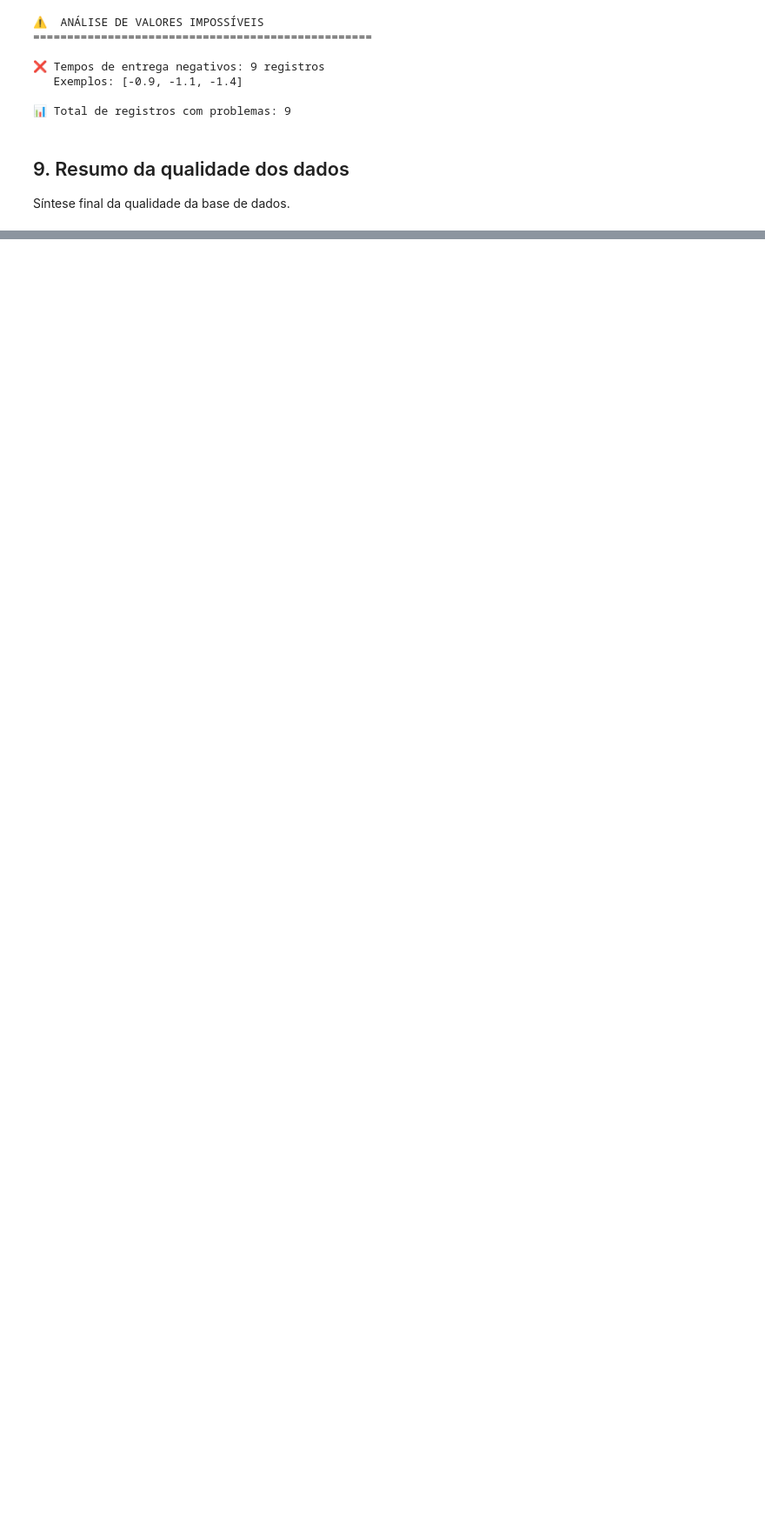
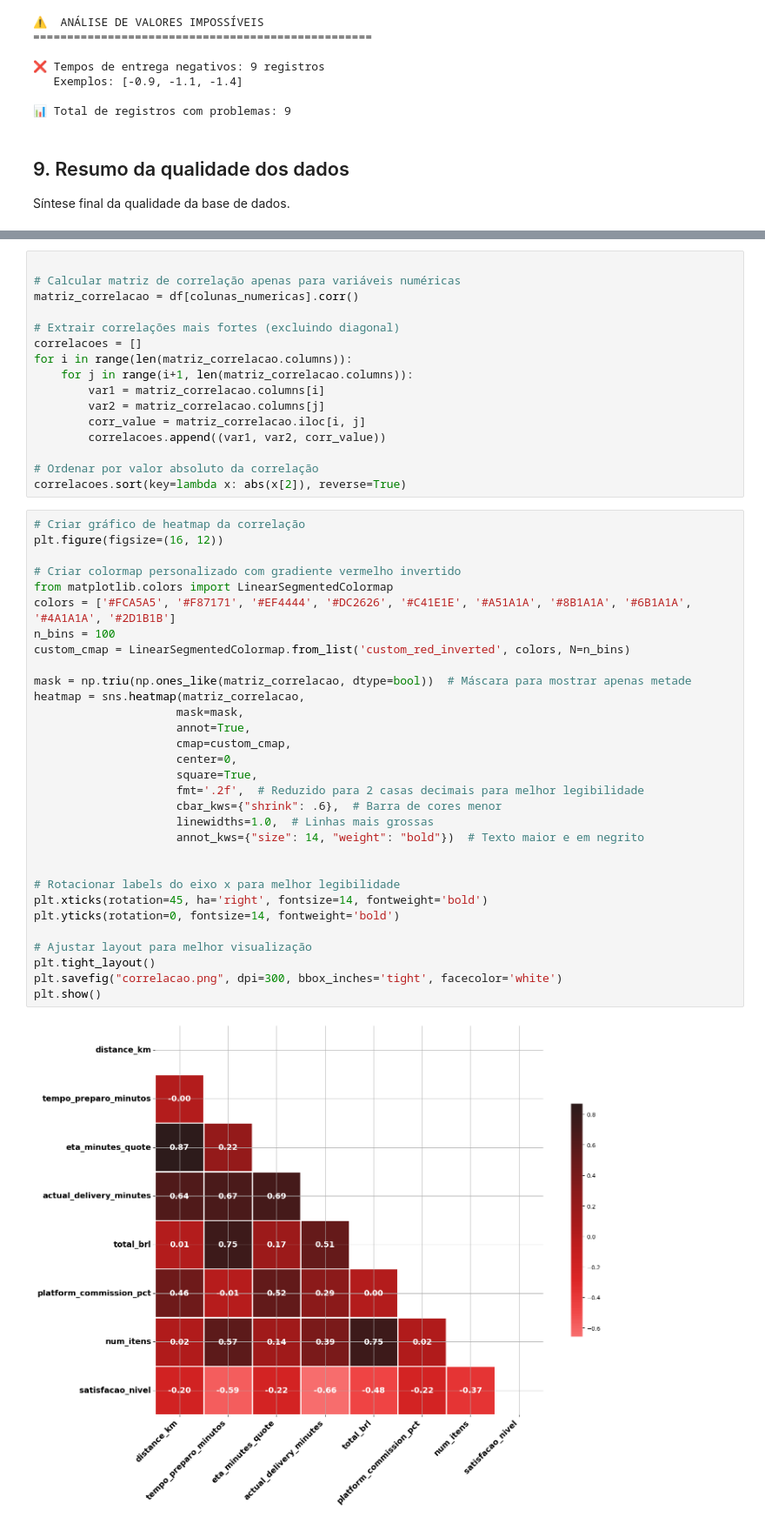
Before and after one commit to EnzoPerego/analise-dados-insperjr-trainee, a Jupyter notebook: analise_descritiva_kaiserhaus.ipynb, the cells around one changed output, grey strips where cells are left out. Shown: that part at 87% size. Drawn from its saved outputs; the diff is of its cells as text; blank space fills up the shorter version.

```diff
--- a/analise_descritiva_kaiserhaus.ipynb
+++ b/analise_descritiva_kaiserhaus.ipynb
@@ -438,0 +430,49 @@ print(f"   5. Criar base limpa para análises")
+# %%
+
+# Calcular matriz de correlação apenas para variáveis numéricas
+matriz_correlacao = df[colunas_numericas].corr()
+
+# Extrair correlações mais fortes (excluindo diagonal)
+correlacoes = []
+for i in range(len(matriz_correlacao.columns)):
+    for j in range(i+1, len(matriz_correlacao.columns)):
+        var1 = matriz_correlacao.columns[i]
+        var2 = matriz_correlacao.columns[j]
+        corr_value = matriz_correlacao.iloc[i, j]
+        correlacoes.append((var1, var2, corr_value))
+
+# Ordenar por valor absoluto da correlação
+correlacoes.sort(key=lambda x: abs(x[2]), reverse=True)
+# %%
+# Criar gráfico de heatmap da correlação
+plt.figure(figsize=(16, 12))
+
+# Criar colormap personalizado com gradiente vermelho invertido
+from matplotlib.colors import LinearSegmentedColormap
+colors = ['#FCA5A5', '#F87171', '#EF4444', '#DC2626', '#C41E1E', '#A51A1A', '#8B1A1A', '#6B1A1A', '#4A1A1A', '#2D1B1B']
+n_bins = 100
+custom_cmap = LinearSegmentedColormap.from_list('custom_red_inverted', colors, N=n_bins)
+
+mask = np.triu(np.ones_like(matriz_correlacao, dtype=bool))  # Máscara para mostrar apenas metade
+heatmap = sns.heatmap(matriz_correlacao,
+                     mask=mask,
+                     annot=True,
+                     cmap=custom_cmap,
+                     center=0,
+                     square=True,
+                     fmt='.2f',  # Reduzido para 2 casas decimais para melhor legibilidade
+                     cbar_kws={"shrink": .6},  # Barra de cores menor
+                     linewidths=1.0,  # Linhas mais grossas
+                     annot_kws={"size": 14, "weight": "bold"})  # Texto maior e em negrito
+
+
+# Rotacionar labels do eixo x para melhor legibilidade
+plt.xticks(rotation=45, ha='right', fontsize=14, fontweight='bold')
+plt.yticks(rotation=0, fontsize=14, fontweight='bold')
+
+# Ajustar layout para melhor visualização
+plt.tight_layout()
+plt.savefig("correlacao.png", dpi=300, bbox_inches='tight', facecolor='white')
+plt.show()
+# %% [output]
+[figure, added]
```
Also changed, not shown: parts of 8 cells of this notebook, 5 other files.
